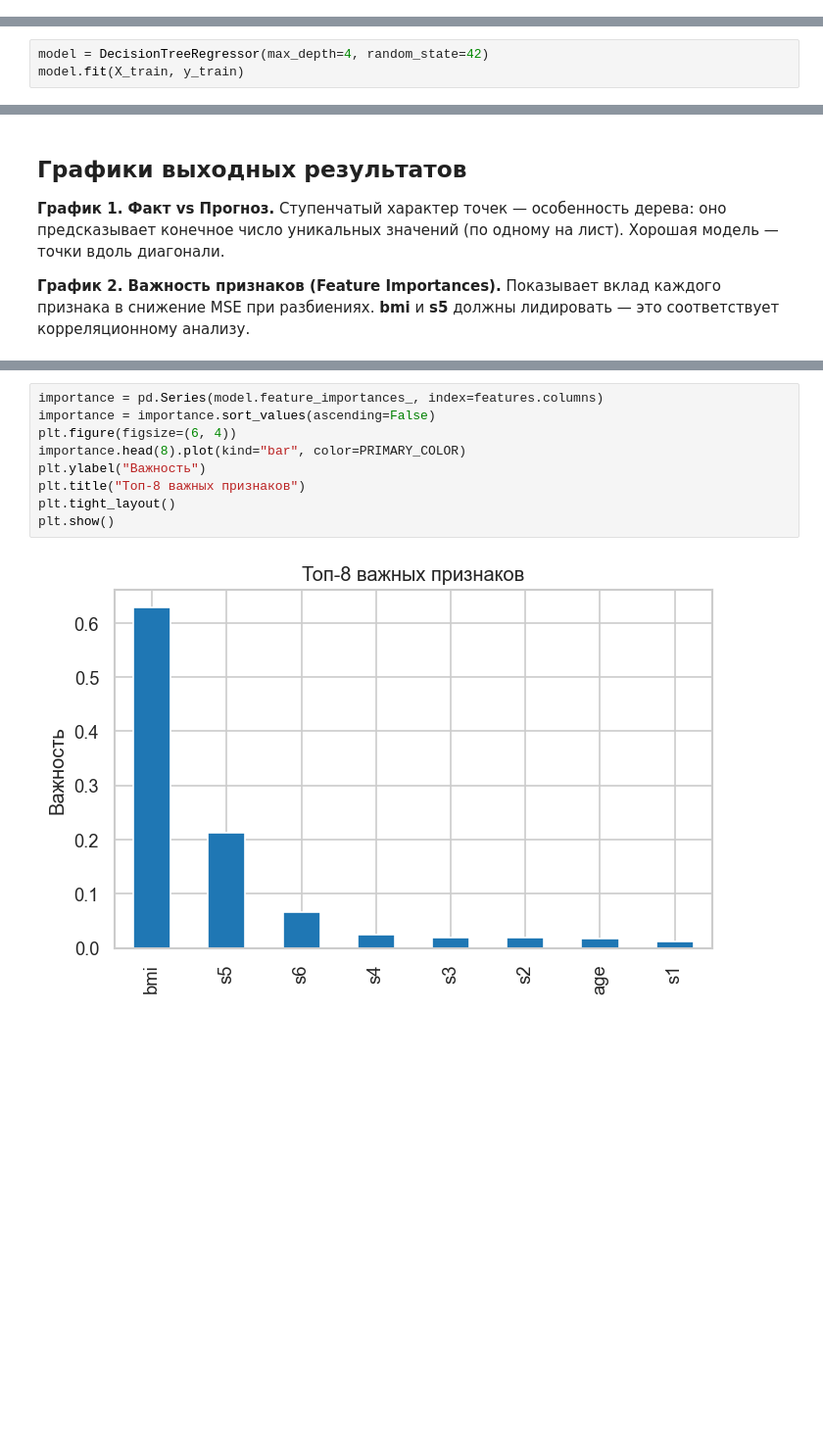
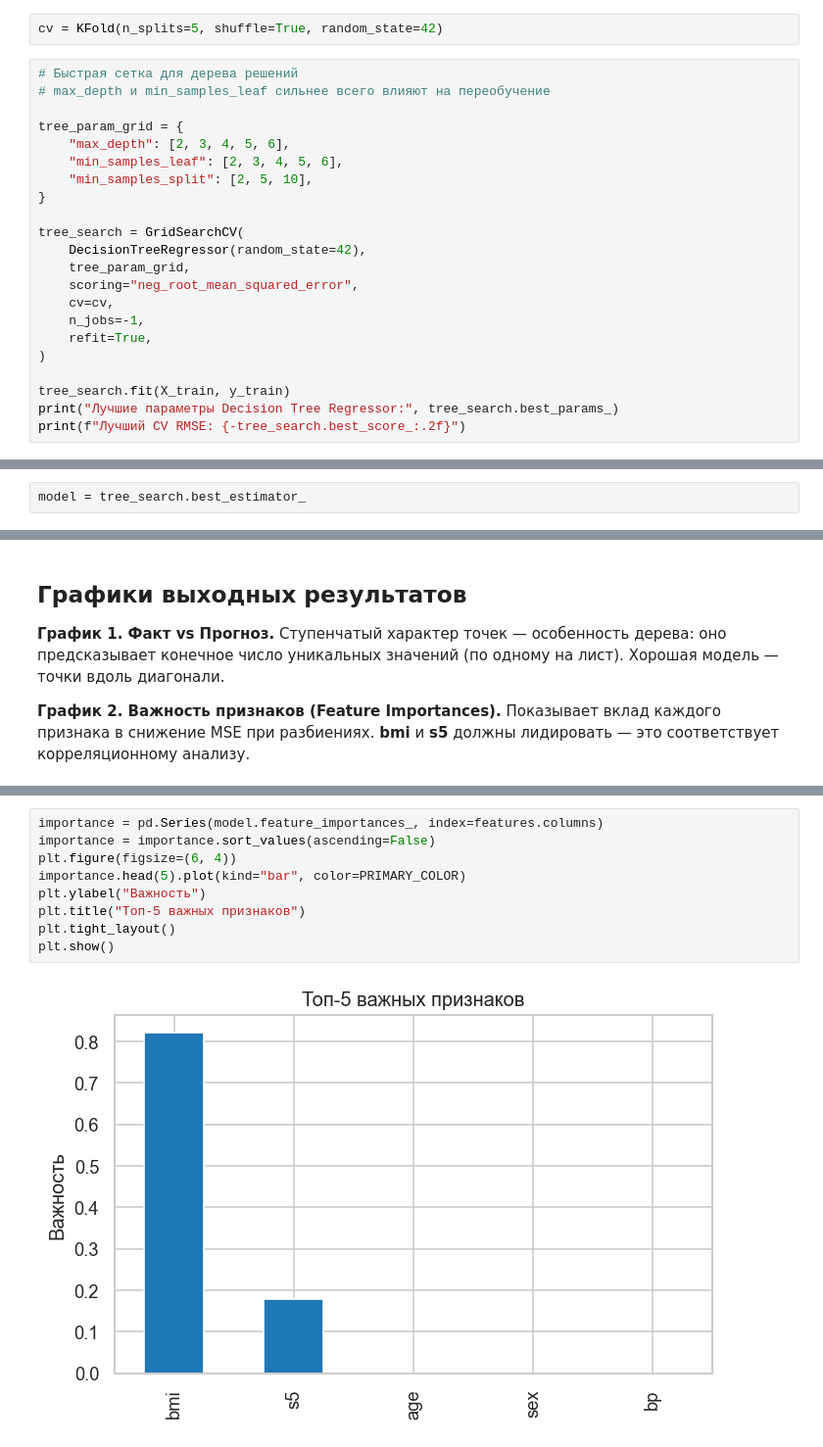
Before and after one commit to phys-dev/ml-recipe-book, a Jupyter notebook: notebooks/03_regression_tree.ipynb, the cells around one changed output, grey strips where cells are left out. Shown at 98% size. Drawn from its saved outputs; the diff is of its cells as text; blank space fills up the shorter version.

Commit message:
Add grid search cv

```diff
--- a/notebooks/03_regression_tree.ipynb
+++ b/notebooks/03_regression_tree.ipynb
@@ -60,0 +69,24 @@ plt.show()
+# %%
+cv = KFold(n_splits=5, shuffle=True, random_state=42)
+# %%
+# Быстрая сетка для дерева решений
+# max_depth и min_samples_leaf сильнее всего влияют на переобучение
+
+tree_param_grid = {
+    "max_depth": [2, 3, 4, 5, 6],
+    "min_samples_leaf": [2, 3, 4, 5, 6],
+    "min_samples_split": [2, 5, 10],
+}
+
+tree_search = GridSearchCV(
+    DecisionTreeRegressor(random_state=42),
+    tree_param_grid,
+    scoring="neg_root_mean_squared_error",
+    cv=cv,
+    n_jobs=-1,
+    refit=True,
+)
+
+tree_search.fit(X_train, y_train)
+print("Лучшие параметры Decision Tree Regressor:", tree_search.best_params_)
+print(f"Лучший CV RMSE: {-tree_search.best_score_:.2f}")
@@ -64,3 +188,2 @@ plt.show()
 # %%
-model = DecisionTreeRegressor(max_depth=4, random_state=42)
-model.fit(X_train, y_train)
+model = tree_search.best_estimator_
@@ -113,11 +234,11 @@ plt.show()
 # %%
 importance = pd.Series(model.feature_importances_, index=features.columns)
 importance = importance.sort_values(ascending=False)
 plt.figure(figsize=(6, 4))
-importance.head(8).plot(kind="bar", color=PRIMARY_COLOR)
+importance.head(5).plot(kind="bar", color=PRIMARY_COLOR)
 plt.ylabel("Важность")
-plt.title("Топ-8 важных признаков")
+plt.title("Топ-5 важных признаков")
 plt.tight_layout()
 plt.show()
 # %% [output]
-[figure, old version]
+[figure, new version]
```
Also changed, not shown: parts of 9 cells of this notebook, 5 other files.
